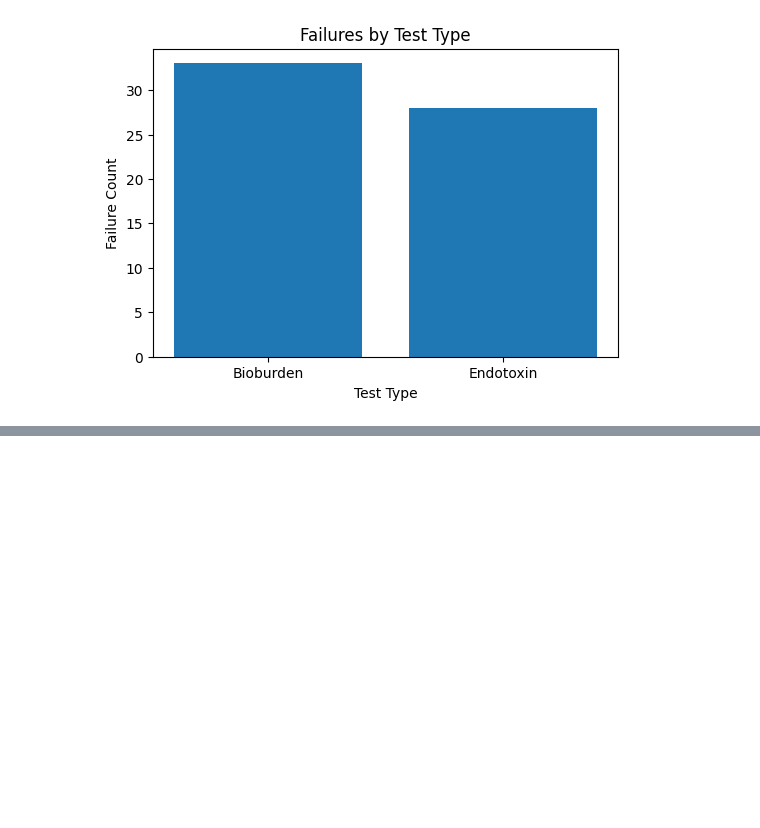
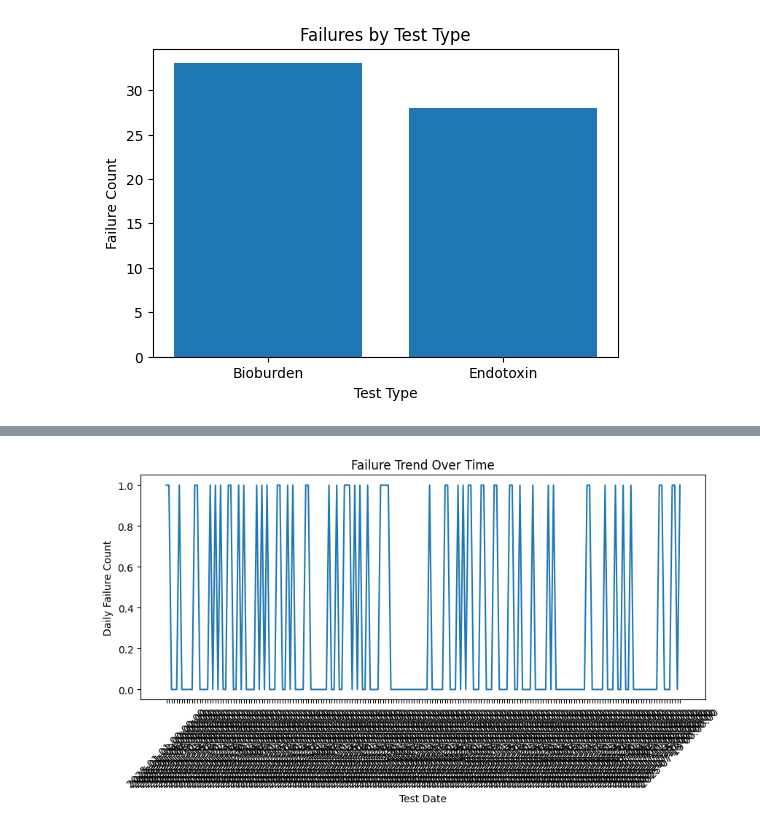
Before and after one commit to nebzala/Lab_sql_qc_analysis, a Jupyter notebook: Lab_SQL_Analysis.ipynb, the cells around one changed output, grey strips where cells are left out. Saved outputs shown, nothing was run; the diff lists cells and outputs as text; code cells hidden in the pictures; blank space fills up the shorter version.

```diff
--- a/Lab_SQL_Analysis.ipynb
+++ b/Lab_SQL_Analysis.ipynb
@@ -171,0 +209,15 @@ plt.show()
+# %%
+# SQL Query 5
+# Monthly failure trend
+
+query5 = """
+SELECT Test_Date,
+       SUM(CASE WHEN Status = 'Fail' THEN 1 ELSE 0 END) AS Fail_Count
+FROM lab_results
+GROUP BY Test_Date
+ORDER BY Test_Date
+"""
+
+result5 = pd.read_sql_query(query5, conn)
+
+result5.head()
@@ -171,0 +231,18 @@ plt.show()
+# %%
+# Failure Trend Line Chart
+
+plt.figure(figsize=(10,4))
+
+plt.plot(result5['Test_Date'], result5['Fail_Count'])
+
+plt.title('Failure Trend Over Time')
+plt.xlabel('Test Date')
+plt.ylabel('Daily Failure Count')
+
+plt.xticks(rotation=45)
+
+plt.savefig('sql_failure_trend.png')
+
+plt.show()
+# %% [output]
+[figure, added]
```
Also changed, not shown: parts of 4 cells of this notebook, 2 other files.
